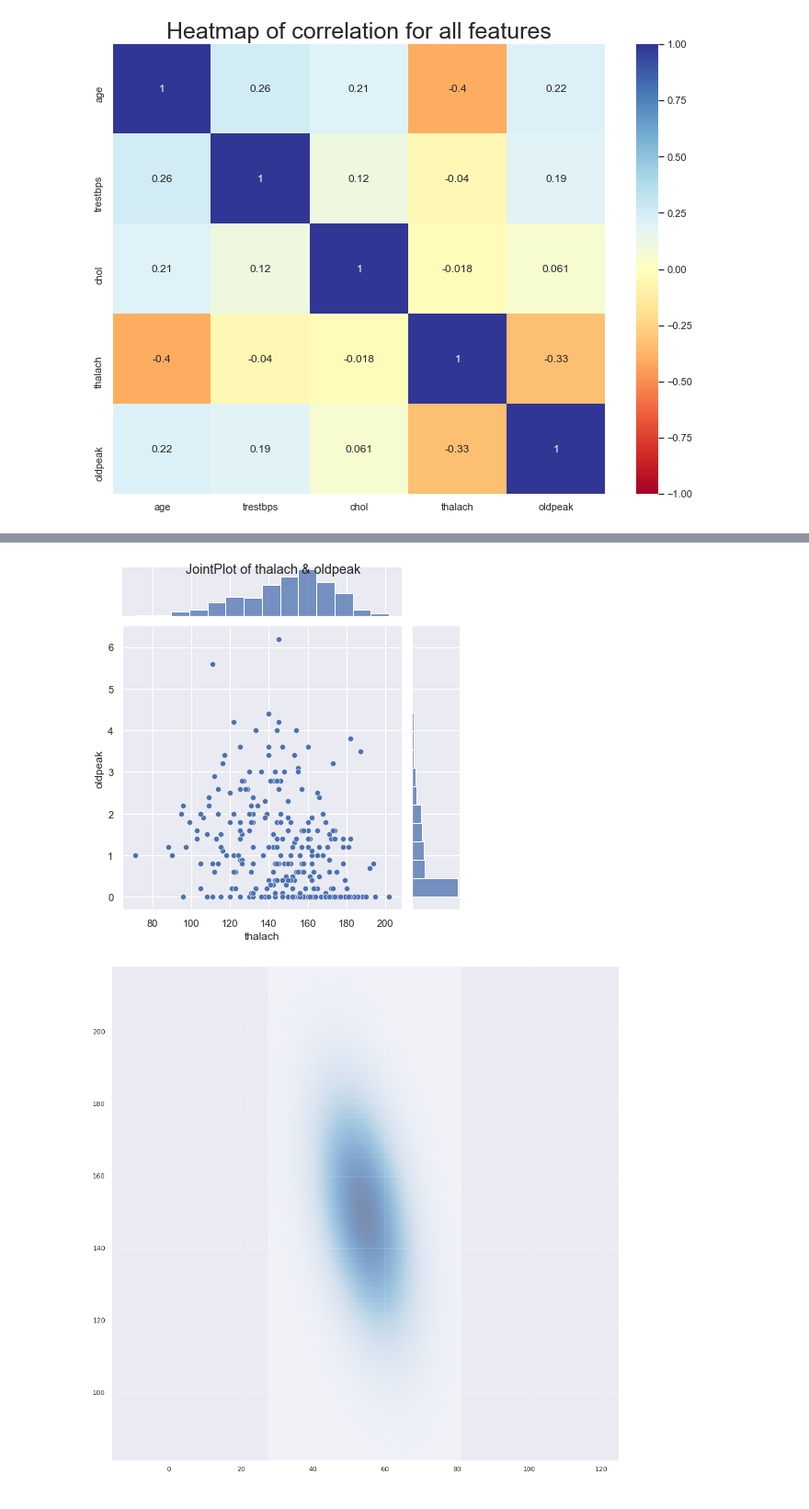
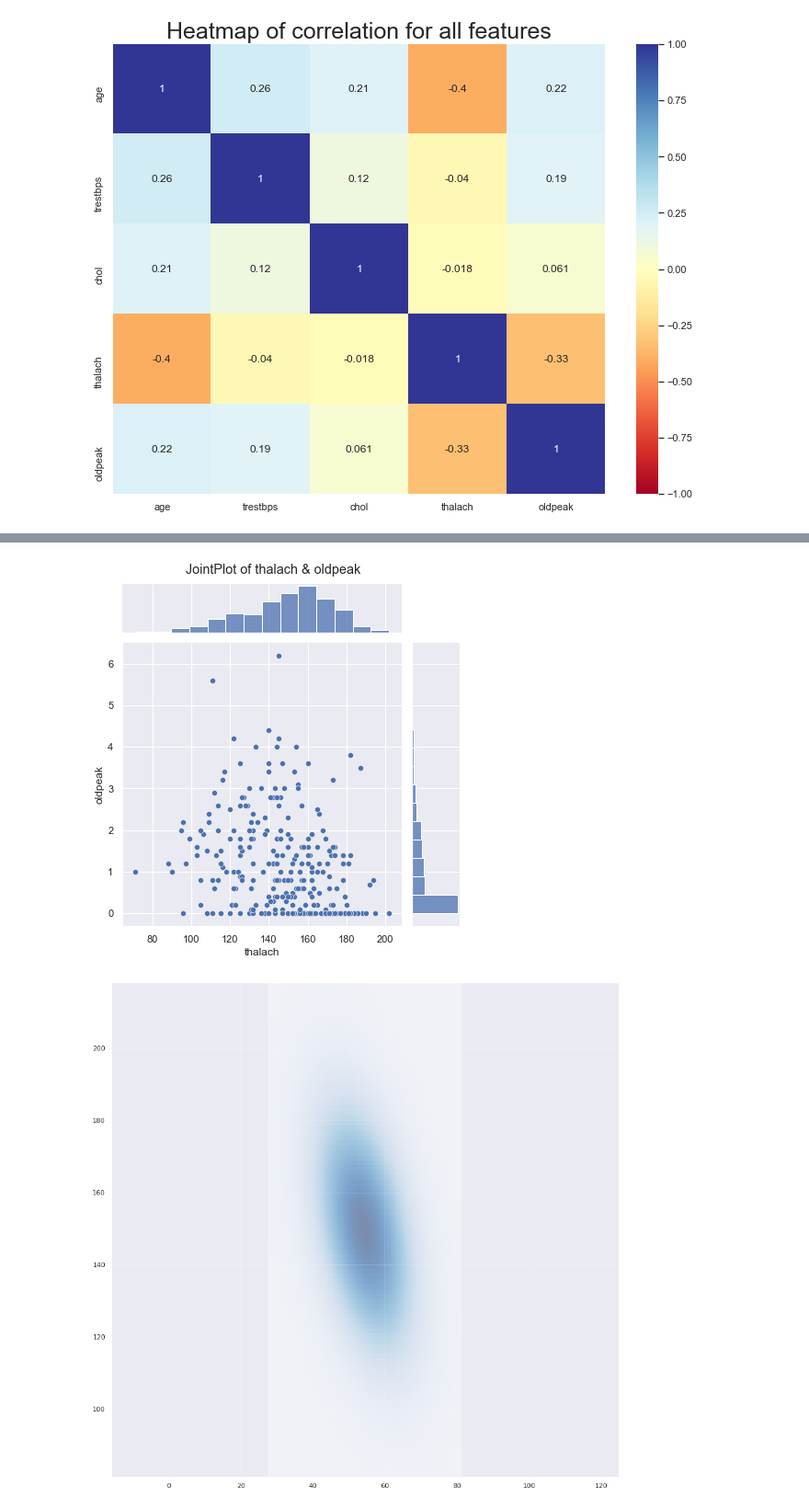
Before and after one commit to ronigold/Statistics_HW, a Jupyter notebook: HW3.ipynb, the cells around one changed output, grey strips where cells are left out. Shown at 92% size. Saved outputs shown, nothing was run; the diff lists cells and outputs as text; code cells hidden in the pictures.

```diff
--- a/HW3.ipynb
+++ b/HW3.ipynb
@@ -426,9 +433,9 @@ plt.show()
 # %%
 sns.jointplot(data=df, x=list(corr_features.keys())[1][0], y=list(corr_features.keys())[1][1])
-plt.suptitle('JointPlot of thalach & oldpeak')
+plt.suptitle('JointPlot of thalach & oldpeak', y = 1.02)
 plt.show()
 # %% [output]
-[figure, old version]
+[figure, new version]
 # %%
 def plot_2d_Gaussian_pdf(means, cov):
     n = 100
```
Also changed, not shown: parts of 9 cells of this notebook.
